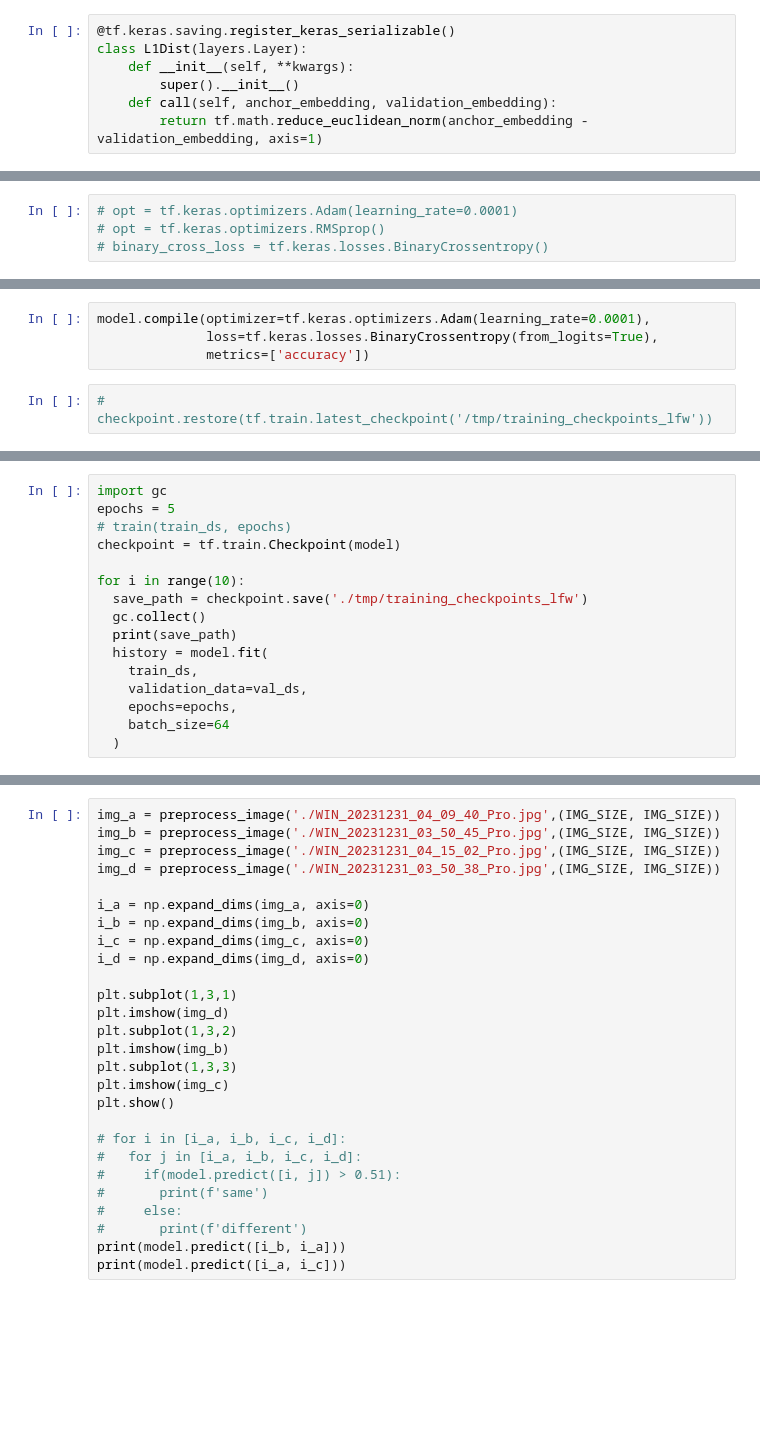
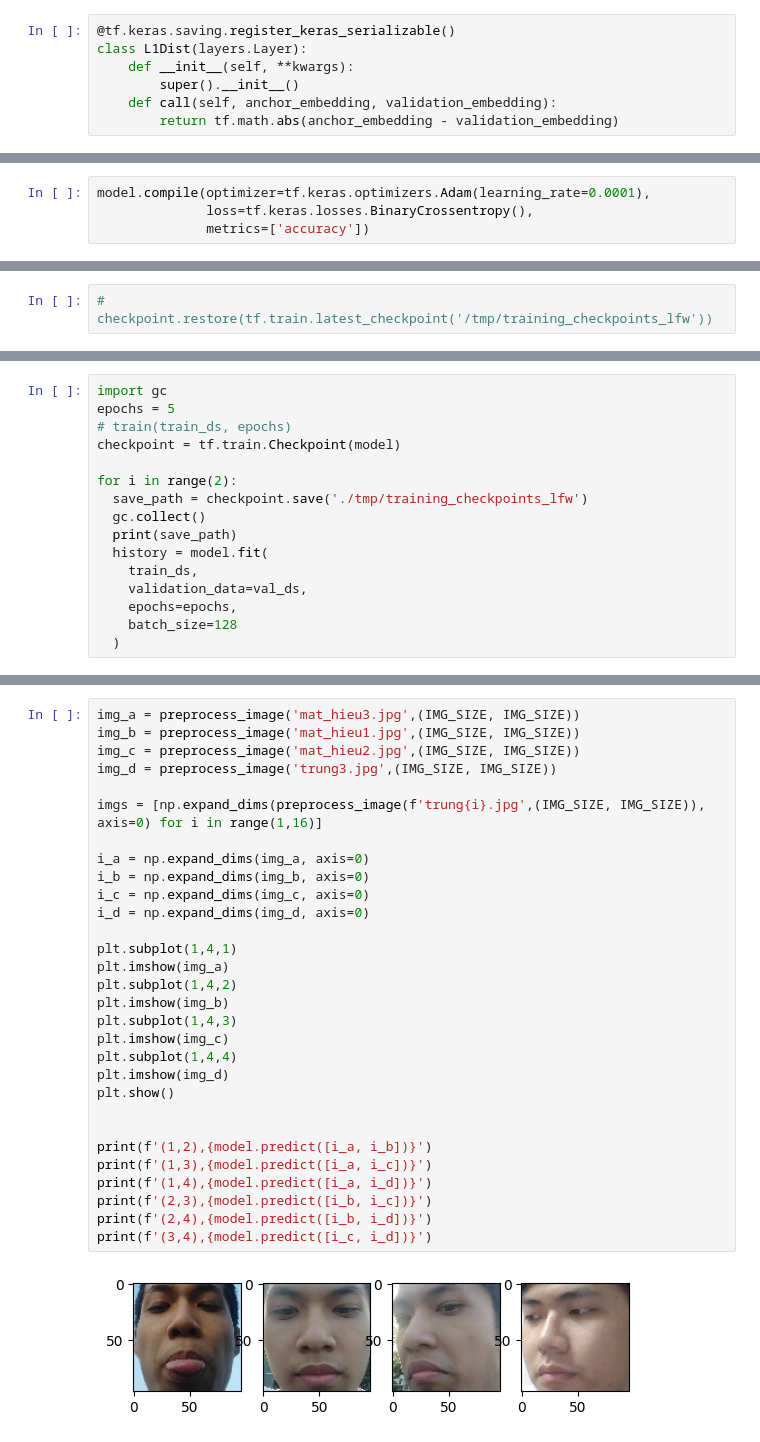
Before and after one commit to tronghieu220403/2D-Face-Recognition, a Jupyter notebook: train_siamese.ipynb, the cells around one changed output, grey strips where cells are left out. Cells and saved outputs as stored; diff of their text form; blank space fills up the shorter version.

```diff
--- a/train_siamese.ipynb
+++ b/train_siamese.ipynb
@@ -99,5 +101,5 @@ class L1Dist(layers.Layer):
     def __init__(self, **kwargs):
         super().__init__()
     def call(self, anchor_embedding, validation_embedding):
-        return tf.math.reduce_euclidean_norm(anchor_embedding - validation_embedding, axis=1)
+        return tf.math.abs(anchor_embedding - validation_embedding)
 # %%
@@ -113,4 +134,4 @@ model.summary()
 # %%
-# opt = tf.keras.optimizers.Adam(learning_rate=0.0001)
-# opt = tf.keras.optimizers.RMSprop()
-# binary_cross_loss = tf.keras.losses.BinaryCrossentropy()
+model.compile(optimizer=tf.keras.optimizers.Adam(learning_rate=0.0001),
+              loss=tf.keras.losses.BinaryCrossentropy(),
+              metrics=['accuracy'])
@@ -139,6 +138,2 @@ model.summary()
-# %%
-model.compile(optimizer=tf.keras.optimizers.Adam(learning_rate=0.0001),
-              loss=tf.keras.losses.BinaryCrossentropy(from_logits=True),
-              metrics=['accuracy'])
 # %%
 # checkpoint.restore(tf.train.latest_checkpoint('/tmp/training_checkpoints_lfw'))
@@ -148,7 +145,7 @@ epochs = 5
 # train(train_ds, epochs)
 checkpoint = tf.train.Checkpoint(model)
 
-for i in range(10):
+for i in range(2):
   save_path = checkpoint.save('./tmp/training_checkpoints_lfw')
   gc.collect()
   print(save_path)
@@ -156,6 +153,6 @@ for i in range(10):
     train_ds,
     validation_data=val_ds,
     epochs=epochs,
-    batch_size=64
+    batch_size=128
   )
 # %%
@@ -165,27 +169,32 @@ model.save('siamese_1M_2.keras')
 # %%
-img_a = preprocess_image('./WIN_20231231_04_09_40_Pro.jpg',(IMG_SIZE, IMG_SIZE))
-img_b = preprocess_image('./WIN_20231231_03_50_45_Pro.jpg',(IMG_SIZE, IMG_SIZE))
-img_c = preprocess_image('./WIN_20231231_04_15_02_Pro.jpg',(IMG_SIZE, IMG_SIZE))
-img_d = preprocess_image('./WIN_20231231_03_50_38_Pro.jpg',(IMG_SIZE, IMG_SIZE))
+img_a = preprocess_image('mat_hieu3.jpg',(IMG_SIZE, IMG_SIZE))
+img_b = preprocess_image('mat_hieu1.jpg',(IMG_SIZE, IMG_SIZE))
+img_c = preprocess_image('mat_hieu2.jpg',(IMG_SIZE, IMG_SIZE))
+img_d = preprocess_image('trung3.jpg',(IMG_SIZE, IMG_SIZE))
+
+imgs = [np.expand_dims(preprocess_image(f'trung{i}.jpg',(IMG_SIZE, IMG_SIZE)), axis=0) for i in range(1,16)]
 
 i_a = np.expand_dims(img_a, axis=0)
 i_b = np.expand_dims(img_b, axis=0)
 i_c = np.expand_dims(img_c, axis=0)
 i_d = np.expand_dims(img_d, axis=0)
 
-plt.subplot(1,3,1)
+plt.subplot(1,4,1)
+plt.imshow(img_a)
+plt.subplot(1,4,2)
+plt.imshow(img_b)
+plt.subplot(1,4,3)
+plt.imshow(img_c)
+plt.subplot(1,4,4)
 plt.imshow(img_d)
-plt.subplot(1,3,2)
-plt.imshow(img_b)
-plt.subplot(1,3,3)
-plt.imshow(img_c)
 plt.show()
 
-# for i in [i_a, i_b, i_c, i_d]:
-#   for j in [i_a, i_b, i_c, i_d]:
-#     if(model.predict([i, j]) > 0.51):
-#       print(f'same')
-#     else:
-#       print(f'different')
-print(model.predict([i_b, i_a]))
-print(model.predict([i_a, i_c]))
+
+print(f'(1,2),{model.predict([i_a, i_b])}')
+print(f'(1,3),{model.predict([i_a, i_c])}')
+print(f'(1,4),{model.predict([i_a, i_d])}')
+print(f'(2,3),{model.predict([i_b, i_c])}')
+print(f'(2,4),{model.predict([i_b, i_d])}')
+print(f'(3,4),{model.predict([i_c, i_d])}')
+# %% [output]
+[figure, added]
```
Also changed, not shown: parts of 17 cells of this notebook.
